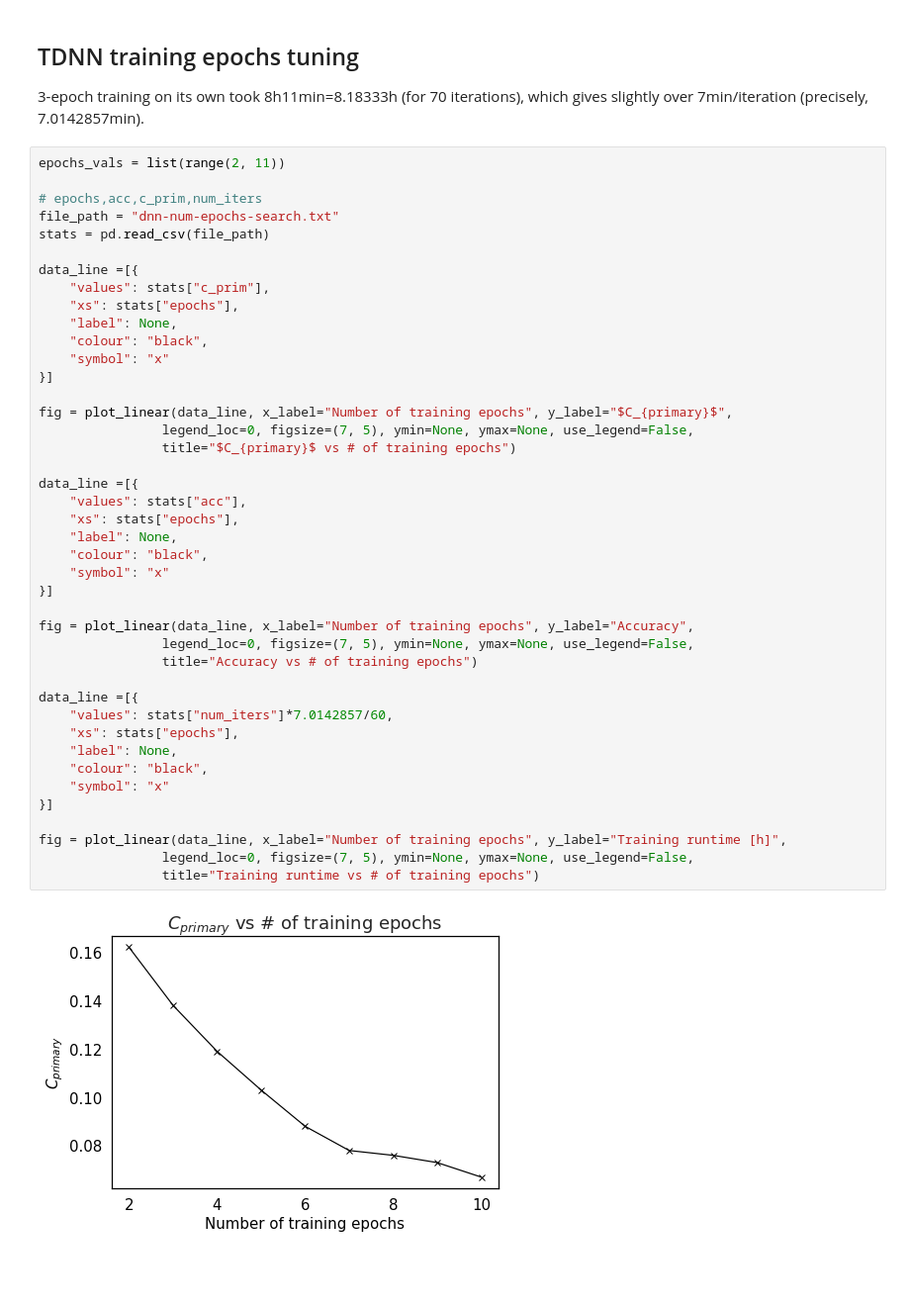
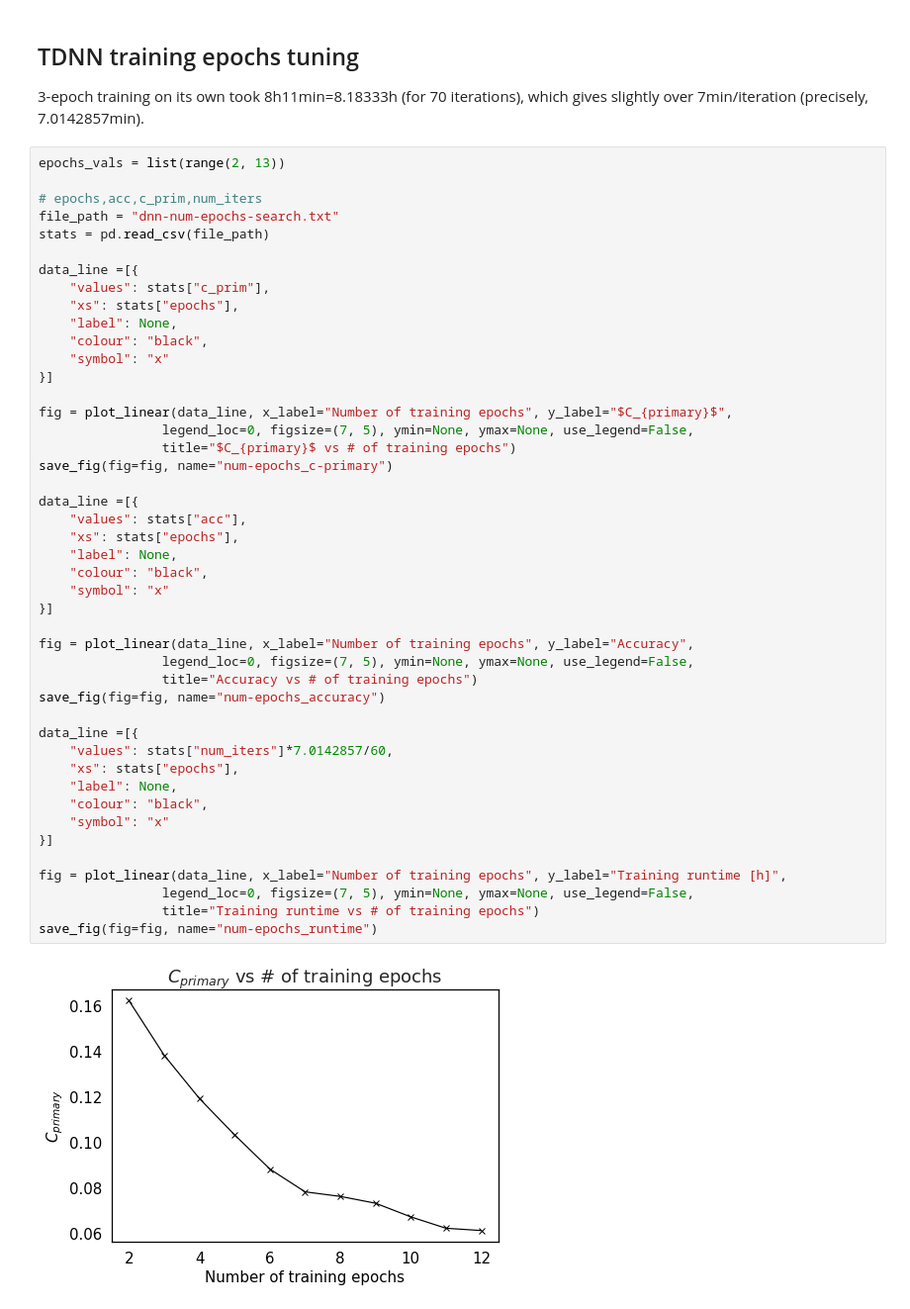
Before and after one commit to samsucik/prosodic-lid-globalphone-dissertation, a Jupyter notebook: graphing/Graphing.ipynb, the cells around one changed output. Shown at 99% size. Cells and saved outputs as stored; diff of their text form; blank space fills up the shorter version.

Commit message:
Added results of 11- and 12-epoch runs. Also results of mfcc-deltas experiment.

```diff
--- a/graphing/Graphing.ipynb
+++ b/graphing/Graphing.ipynb
@@ -342,7 +342,7 @@ To recap: `normaliser=0.001, max-steps=200, mix-up=100`.
 
 3-epoch training on its own took 8h11min=8.18333h (for 70 iterations), which gives slightly over 7min/iteration (precisely, 7.0142857min).
 # %%
-epochs_vals = list(range(2, 11))
+epochs_vals = list(range(2, 13))
 
 # epochs,acc,c_prim,num_iters
 file_path = "dnn-num-epochs-search.txt"
@@ -357,31 +357,34 @@ data_line =[{
 }]
 
 fig = plot_linear(data_line, x_label="Number of training epochs", y_label="$C_{primary}$",
                 legend_loc=0, figsize=(7, 5), ymin=None, ymax=None, use_legend=False,
                 title="$C_{primary}$ vs # of training epochs")
+save_fig(fig=fig, name="num-epochs_c-primary")
 
 data_line =[{
     "values": stats["acc"],
     "xs": stats["epochs"],
     "label": None,
     "colour": "black",
     "symbol": "x"
 }]
 
 fig = plot_linear(data_line, x_label="Number of training epochs", y_label="Accuracy",
                 legend_loc=0, figsize=(7, 5), ymin=None, ymax=None, use_legend=False,
                 title="Accuracy vs # of training epochs")
+save_fig(fig=fig, name="num-epochs_accuracy")
 
 data_line =[{
     "values": stats["num_iters"]*7.0142857/60,
     "xs": stats["epochs"],
     "label": None,
     "colour": "black",
     "symbol": "x"
 }]
 
 fig = plot_linear(data_line, x_label="Number of training epochs", y_label="Training runtime [h]",
                 legend_loc=0, figsize=(7, 5), ymin=None, ymax=None, use_legend=False,
                 title="Training runtime vs # of training epochs")
+save_fig(fig=fig, name="num-epochs_runtime")
 # %% [output]
-[figure, old version]
+[figure, new version]
```
Also changed, not shown: parts of 2 cells of this notebook, 9 other files.
